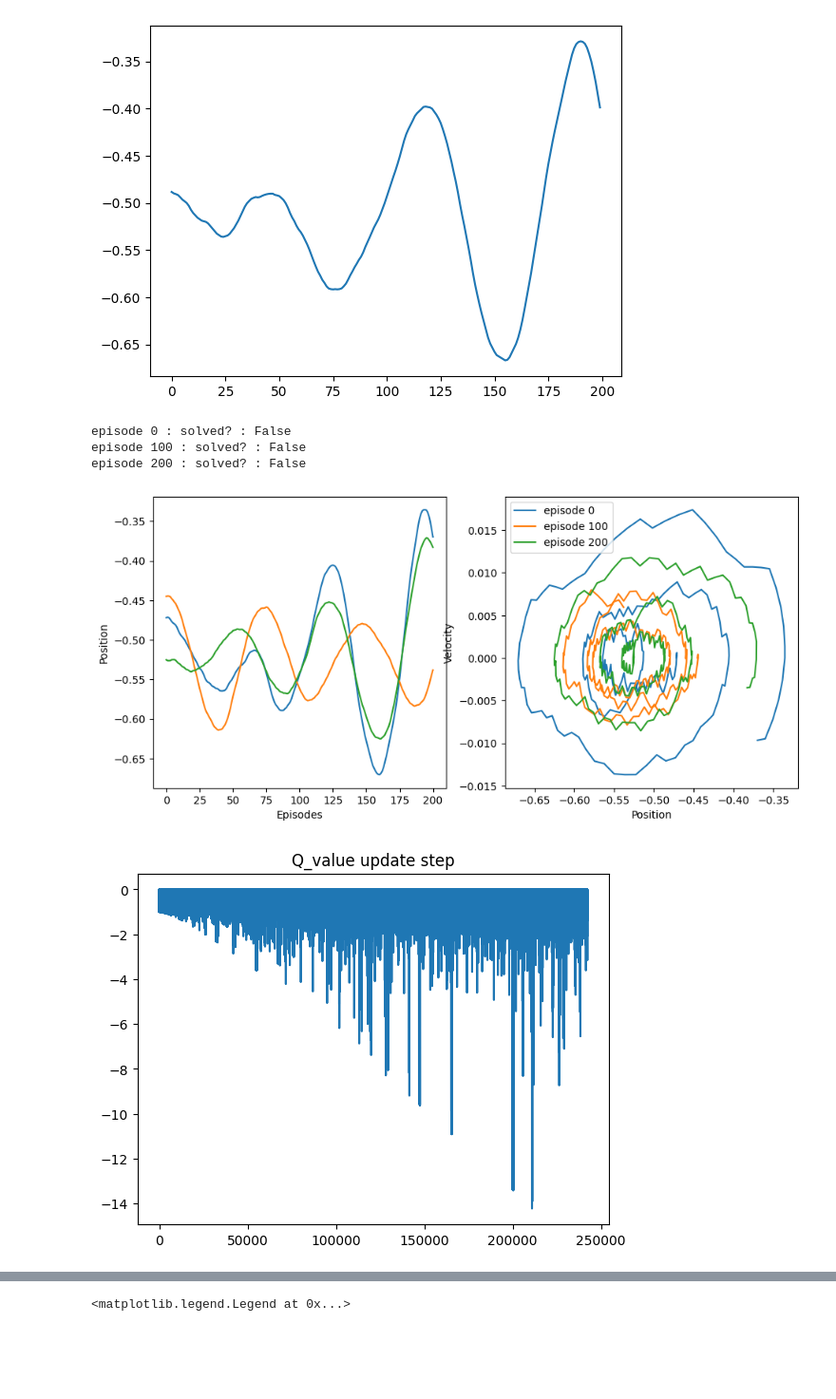
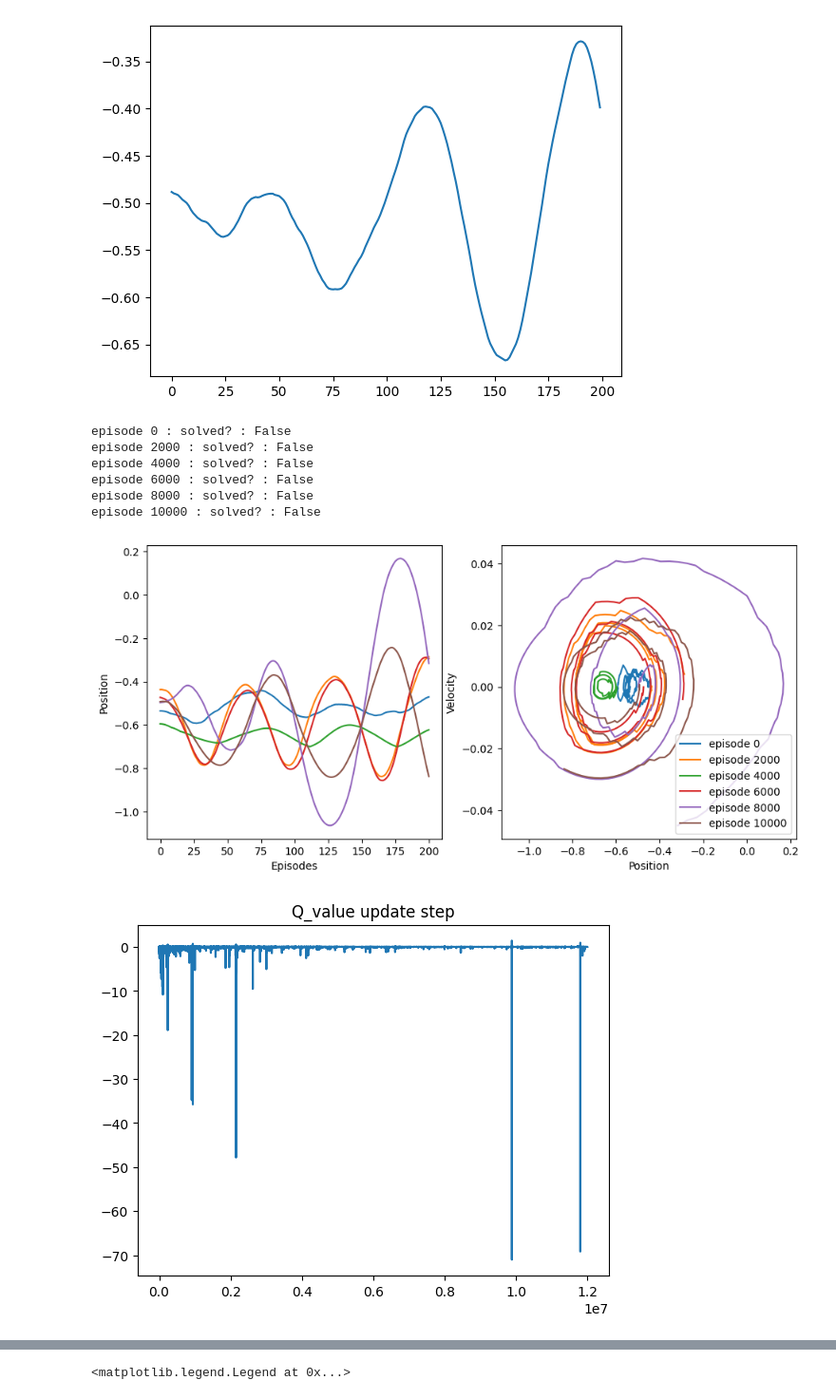
Before and after one commit to NicolasRR/ANN-RL, a Jupyter notebook: Mountain_Car.ipynb, the cells around one changed output, grey strips where cells are left out. Shown at 95% size. Saved outputs shown, nothing was run; the diff lists cells and outputs as text; code cells hidden in the pictures; blank space fills up the shorter version.

```diff
--- a/Mountain_Car.ipynb
+++ b/Mountain_Car.ipynb
@@ -159,10 +175,10 @@ class DynaAgent:
 # Create the environment
 env = gym.make('MountainCar-v0')
 # Create the DynaAgent
-dyna_agent = DynaAgent()
+dyna_agent = DynaAgent(decay=0.9, discr_step=[0.25, 0.05])
 
 # Train the agent
-n_episodes = 202
+n_episodes = 10001
 episode_rewards=[]
 episode_durations = []
 
@@ -185,38 +201,41 @@ for episode in range(n_episodes):
         state = next_state
         total_reward += reward
         n_itr+=1
         x.append(state[0])
         v.append(state[1])
 
     dyna_agent.decay_epsilon(episode)
 
     episode_rewards.append(total_reward)
     episode_durations.append(n_itr)
 
-    if (episode%100==0):
+    if (episode%2000==0):
         ax[0].plot(list(range(n_itr+1)),x, label=f'episode {episode}')
         ax[1].plot(x,v, label=f'episode {episode}')
-    if (episode%10==0):
         print(f'episode {episode} : solved? : {solved}')
 
 env.close()
 ax[0].set_xlabel('Episodes')
 ax[0].set_ylabel('Position')
 ax[1].set_xlabel('Position')
 ax[1].set_ylabel('Velocity')
 plt.legend()
 plt.show()
 
 dyna_agent.plot_delta_Q()
 dyna_agent.plot_max_Q()
 
-plt.plot(list(range(n_episodes)),episode_durations, label='episode durations')
-plt.plot(list(range(n_episodes)),episode_rewards,label='episode rewards')
+plt.plot(episode_durations, label='episode durations')
+plt.plot(episode_rewards,label='episode rewards')
 plt.title('Duration and total reward for each episode' )
+plt.xlabel('Episodes')
 plt.legend()
 # %% [output]
 episode 0 : solved? : False
-episode 100 : solved? : False
-episode 200 : solved? : False
+episode 2000 : solved? : False
+episode 4000 : solved? : False
+episode 6000 : solved? : False
+episode 8000 : solved? : False
+episode 10000 : solved? : False
-[figure, old version]
+[figure, new version]
-[figure, old version]
+[figure, new version]
```
Also changed, not shown: parts of 8 cells of this notebook.
